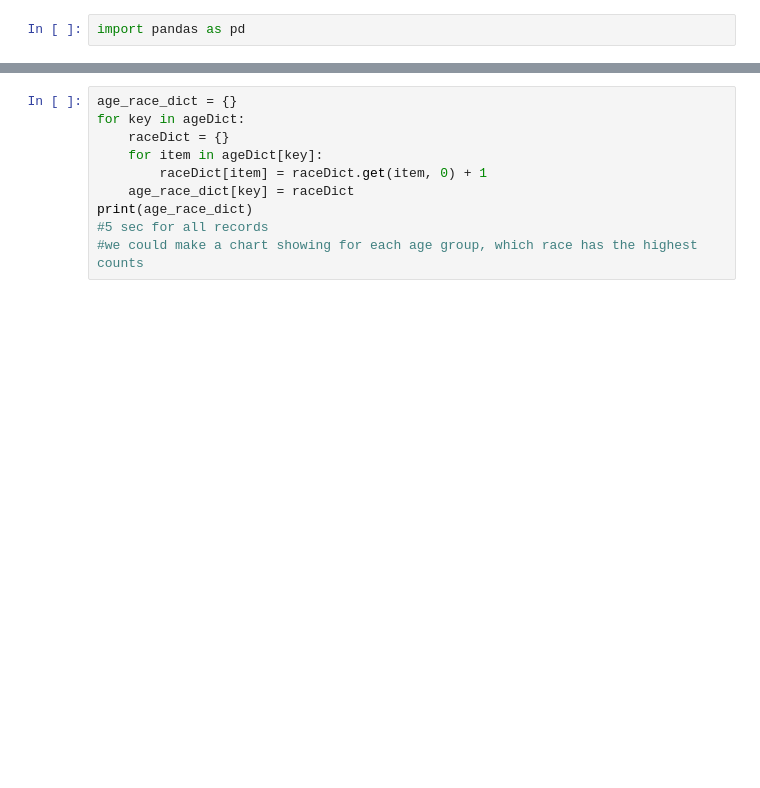
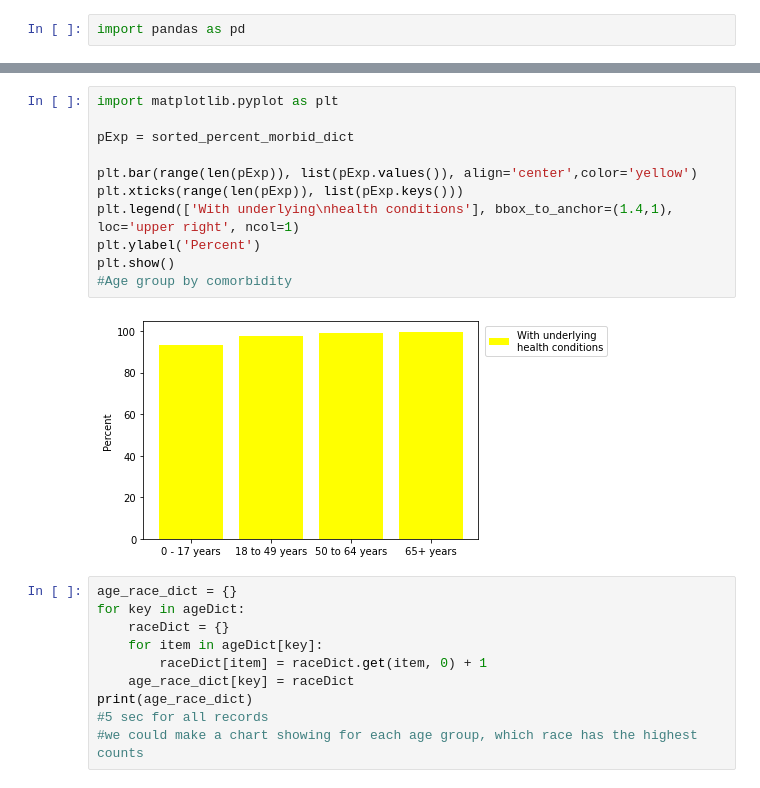
Before and after one commit to microtaryn/HotPodatas, a Jupyter notebook: CDC_COVID.ipynb, the cells around one changed output, grey strips where cells are left out. Saved outputs shown, nothing was run; the diff lists cells and outputs as text; blank space fills up the shorter version.

```diff
--- a/CDC_COVID.ipynb
+++ b/CDC_COVID.ipynb
@@ -104,3 +119,16 @@ print(age_comorbidity_dict)
+# %%
+import matplotlib.pyplot as plt
+
+pExp = sorted_percent_morbid_dict
+
+plt.bar(range(len(pExp)), list(pExp.values()), align='center',color='yellow')
+plt.xticks(range(len(pExp)), list(pExp.keys()))
+plt.legend(['With underlying\nhealth conditions'], bbox_to_anchor=(1.4,1), loc='upper right', ncol=1)
+plt.ylabel('Percent')
+plt.show()
+#Age group by comorbidity
+# %% [output]
+[figure, added]
 # %%
 age_race_dict = {}
 for key in ageDict:
```
Also changed, not shown: parts of 11 cells of this notebook.
